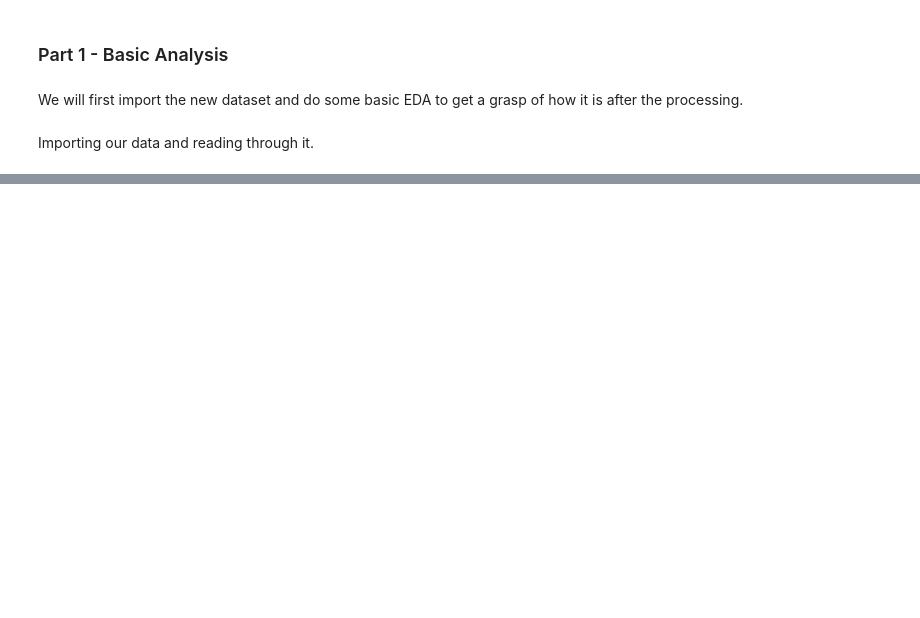
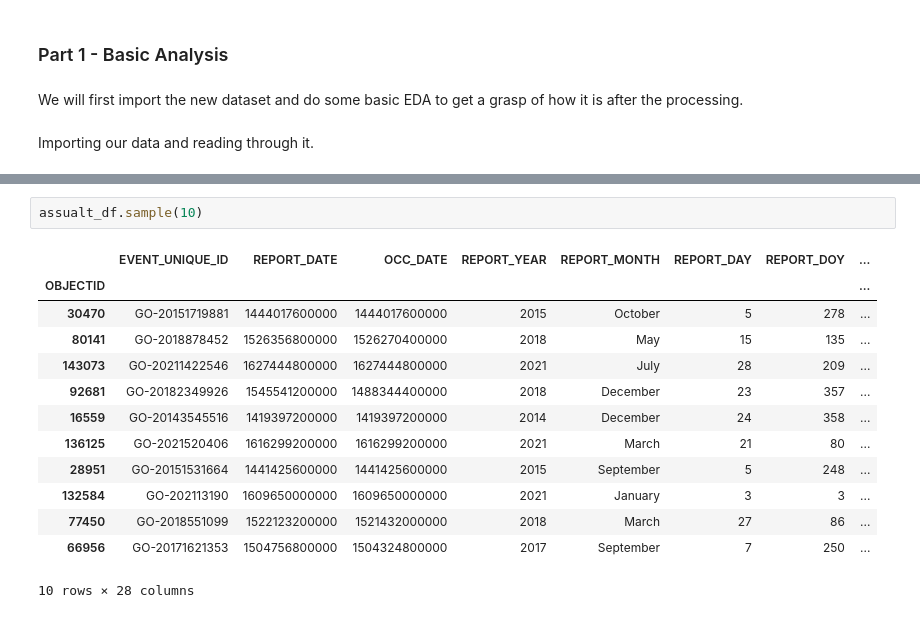
Before and after one commit to arsalan-radhu/Capstone_TorontoCrime, a Jupyter notebook: Notebooks/Sprint1.ipynb, the cells around one changed output, grey strips where cells are left out. Drawn from its saved outputs; the diff is of its cells as text; blank space fills up the shorter version.

```diff
--- a/Notebooks/Sprint1.ipynb
+++ b/Notebooks/Sprint1.ipynb
@@ -57,0 +82,16 @@ mos_df.sample(10)
+# %%
+assualt_df.sample(10)
+# %% [output]
+|  | EVENT_UNIQUE_ID | REPORT_DATE | OCC_DATE | REPORT_YEAR | REPORT_MONTH | REPORT_DAY | REPORT_DOY | ... |
+| OBJECTID |  |  |  |  |  |  |  | ... |
+| 30470 | GO-20151719881 | 1444017600000 | 1444017600000 | 2015 | October | 5 | 278 | ... |
+| 80141 | GO-2018878452 | 1526356800000 | 1526270400000 | 2018 | May | 15 | 135 | ... |
+| 143073 | GO-20211422546 | 1627444800000 | 1627444800000 | 2021 | July | 28 | 209 | ... |
+| 92681 | GO-20182349926 | 1545541200000 | 1488344400000 | 2018 | December | 23 | 357 | ... |
+| 16559 | GO-20143545516 | 1419397200000 | 1419397200000 | 2014 | December | 24 | 358 | ... |
+| 136125 | GO-2021520406 | 1616299200000 | 1616299200000 | 2021 | March | 21 | 80 | ... |
+| 28951 | GO-20151531664 | 1441425600000 | 1441425600000 | 2015 | September | 5 | 248 | ... |
+| 132584 | GO-202113190 | 1609650000000 | 1609650000000 | 2021 | January | 3 | 3 | ... |
+| 77450 | GO-2018551099 | 1522123200000 | 1521432000000 | 2018 | March | 27 | 86 | ... |
+| 66956 | GO-20171621353 | 1504756800000 | 1504324800000 | 2017 | September | 7 | 250 | ... |
+10 rows × 28 columns
```
Also changed, not shown: parts of 10 cells of this notebook, 9 other files.
